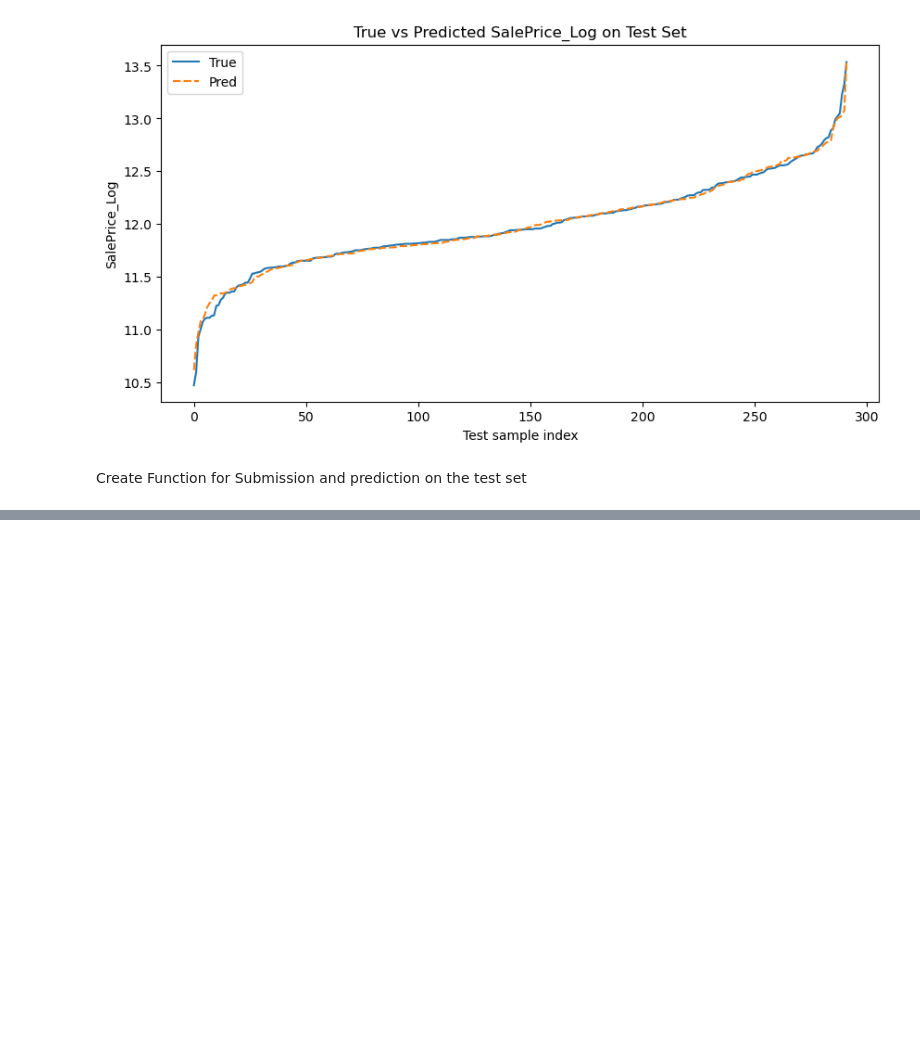
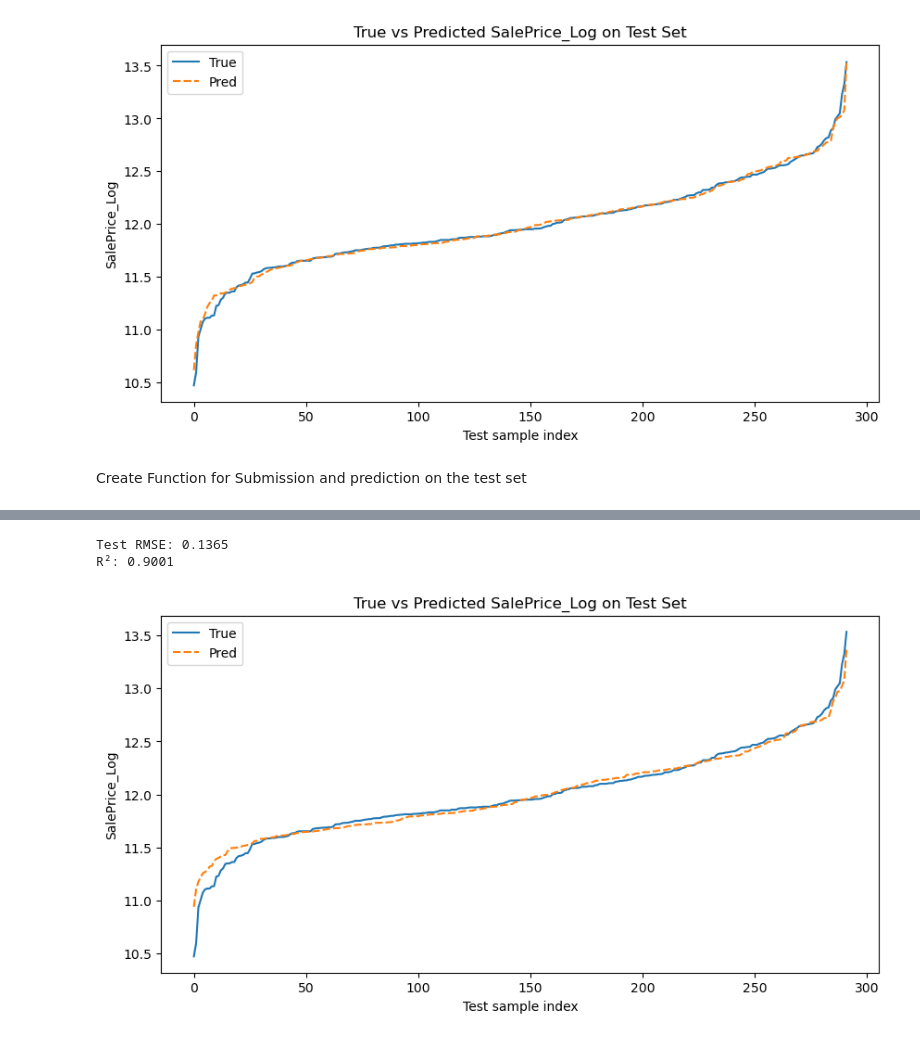
Before and after one commit to Smuggyboiii/Kaggle_Projects, a Jupyter notebook: Housing_Prices/data/scripts/Housing_Price_Prediction.ipynb, the cells around one changed output, grey strips where cells are left out. Drawn from its saved outputs; the diff is of its cells as text; code cells hidden in the pictures; blank space fills up the shorter version.

```diff
--- a/Housing_Prices/data/scripts/Housing_Price_Prediction.ipynb
+++ b/Housing_Prices/data/scripts/Housing_Price_Prediction.ipynb
@@ -242,0 +240,3 @@ def preprocessing(csv_file_path):
+# %%
+processed_df, y_df, y_log_df, num_cols = preprocessing("../train.csv")
+processed_df.head(5)
@@ -242,0 +252,46 @@ def preprocessing(csv_file_path):
+# %%
+from sklearn.preprocessing import StandardScaler
+from sklearn.model_selection import train_test_split
+
+#ok
+
+y=y_log_df
+X = processed_df.drop(columns=["SalePrice", "SalePrice_Log"])
+X_train, X_test, y_train, y_test = train_test_split(X,y,train_size=0.8,random_state=42)
+scaler = StandardScaler()
+num_cols = num_cols.difference(["SalePrice", "SalePrice_Log"])
+
+X_train[num_cols] = scaler.fit_transform(X_train[num_cols])
+X_test[num_cols] = scaler.transform(X_test[num_cols])
+# %%
+from sklearn.linear_model import ElasticNetCV
+from sklearn.metrics import mean_squared_error, r2_score
+elastic_model = ElasticNetCV(
+    alphas=[0.001, 0.01, 0.1, 1, 10],
+    l1_ratio=[0.01, 0.1, 0.5, 0.9],
+    cv=10,
+    random_state=42,
+    max_iter=1_000_000
+)
+elastic_model.fit(X_train, y_train)
+
+y_pred_test = elastic_model.predict(X_test)
+rmse_test = np.sqrt(mean_squared_error(y_test, y_pred_test))
+print(f"Test RMSE: {rmse_test:.4f}")
+print(f"R²: {r2_score(y_test, y_pred_test):.4f}")
+# %% [output]
+Test RMSE: 0.1365
+R²: 0.9001
+# %%
+ordered_y_test = sorted(y_test)
+ordered_y_pred_test = sorted(y_pred_test)
+df_cmp = pd.DataFrame({"True": ordered_y_test, "Pred": ordered_y_pred_test})
+plt.figure(figsize=(10,5))
+sns.lineplot(data=df_cmp)
+plt.xlabel("Test sample index")
+plt.ylabel("SalePrice_Log")
+plt.title("True vs Predicted SalePrice_Log on Test Set")
+plt.legend(title="")
+plt.show()
+# %% [output]
+[figure, added]
```
Also changed, not shown: parts of 6 cells of this notebook.
